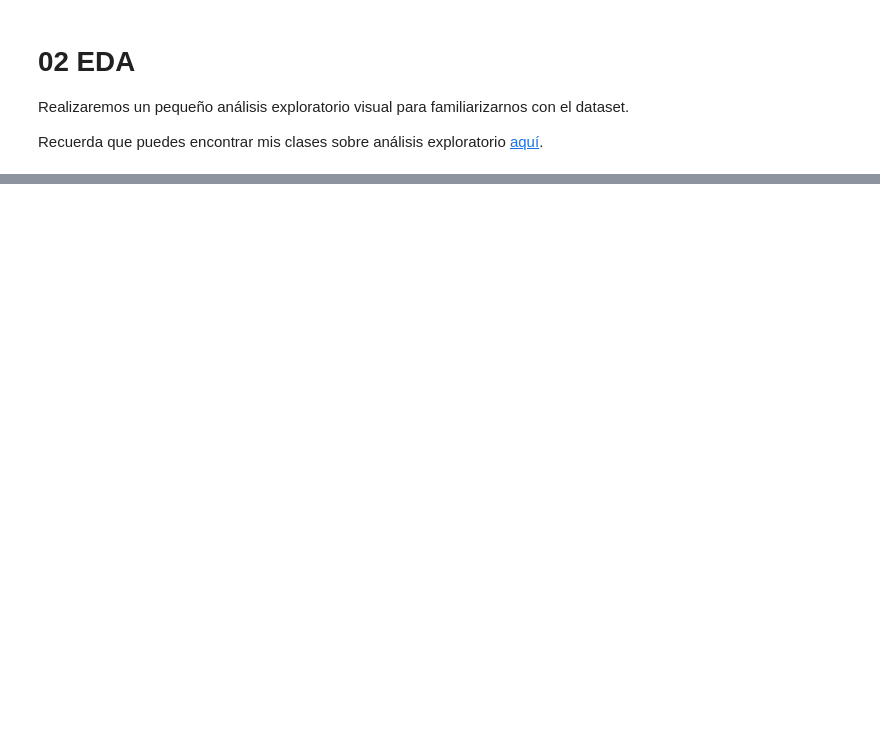
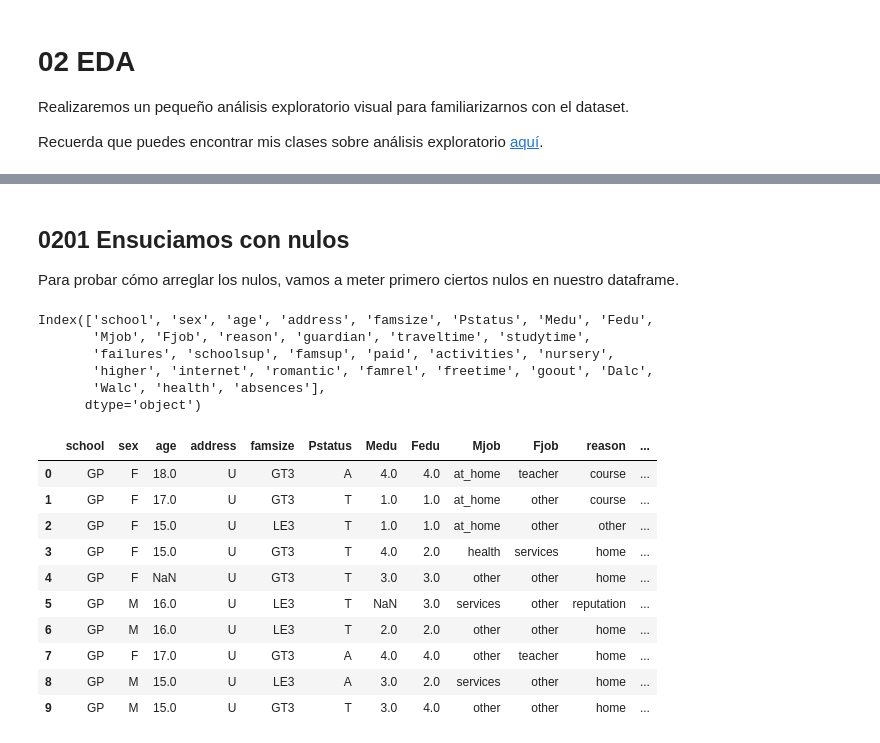
Before and after one commit to JotaBlanco/TheValley, a Jupyter notebook: Arboles/Clase_02_Arboles/02_B_Preparando_Datos_para_Árboles_de_Decisión.ipynb, the cells around one changed output, grey strips where cells are left out. Cells and saved outputs as stored; diff of their text form; code cells hidden in the pictures; blank space fills up the shorter version.

```diff
--- a/Arboles/Clase_02_Arboles/02_B_Preparando_Datos_para_Árboles_de_Decisión.ipynb
+++ b/Arboles/Clase_02_Arboles/02_B_Preparando_Datos_para_Árboles_de_Decisión.ipynb
@@ -351,0 +81,33 @@ print('Precisión de arbol depth=20 es de ',accuracy_score(y, prediccion_20))
+# %% [markdown]
+## 0201 Ensuciamos con nulos
+Para probar cómo arreglar los nulos, vamos a meter primero ciertos nulos en nuestro dataframe.
+# %%
+df.columns[:-3]
+# %% [output]
+Index(['school', 'sex', 'age', 'address', 'famsize', 'Pstatus', 'Medu', 'Fedu',
+       'Mjob', 'Fjob', 'reason', 'guardian', 'traveltime', 'studytime',
+       'failures', 'schoolsup', 'famsup', 'paid', 'activities', 'nursery',
+       'higher', 'internet', 'romantic', 'famrel', 'freetime', 'goout', 'Dalc',
+       'Walc', 'health', 'absences'],
+      dtype='object')
+# %%
+df_2 = df.copy(deep=True)
+
+prop_nulos = 0.05
+for col in df.columns[:-3]:
+  indice_para_nulos = df_2.sample(frac=prop_nulos, replace=False).index
+  df_2.loc[indice_para_nulos,col] = np.NaN
+
+df_2.head(10)
+# %% [output]
+|  | school | sex | age | address | famsize | Pstatus | Medu | Fedu | Mjob | Fjob | reason | ... |
+| 0 | GP | F | 18.0 | U | GT3 | A | 4.0 | 4.0 | at_home | teacher | course | ... |
+| 1 | GP | F | 17.0 | U | GT3 | T | 1.0 | 1.0 | at_home | other | course | ... |
+| 2 | GP | F | 15.0 | U | LE3 | T | 1.0 | 1.0 | at_home | other | other | ... |
+| 3 | GP | F | 15.0 | U | GT3 | T | 4.0 | 2.0 | health | services | home | ... |
+| 4 | GP | F | NaN | U | GT3 | T | 3.0 | 3.0 | other | other | home | ... |
+| 5 | GP | M | 16.0 | U | LE3 | T | NaN | 3.0 | services | other | reputation | ... |
+| 6 | GP | M | 16.0 | U | LE3 | T | 2.0 | 2.0 | other | other | home | ... |
+| 7 | GP | F | 17.0 | U | GT3 | A | 4.0 | 4.0 | other | teacher | home | ... |
+| 8 | GP | M | 15.0 | U | LE3 | A | 3.0 | 2.0 | services | other | home | ... |
+| 9 | GP | M | 15.0 | U | GT3 | T | 3.0 | 4.0 | other | other | home | ... |
```
Also changed, not shown: parts of 127 cells of this notebook.
